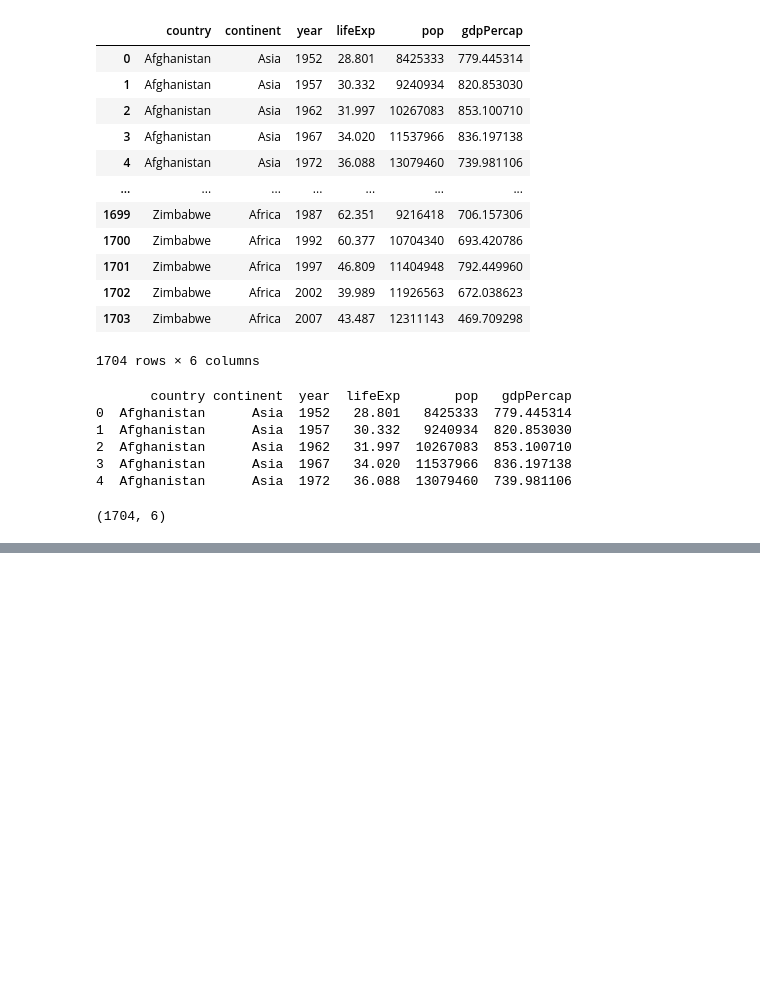
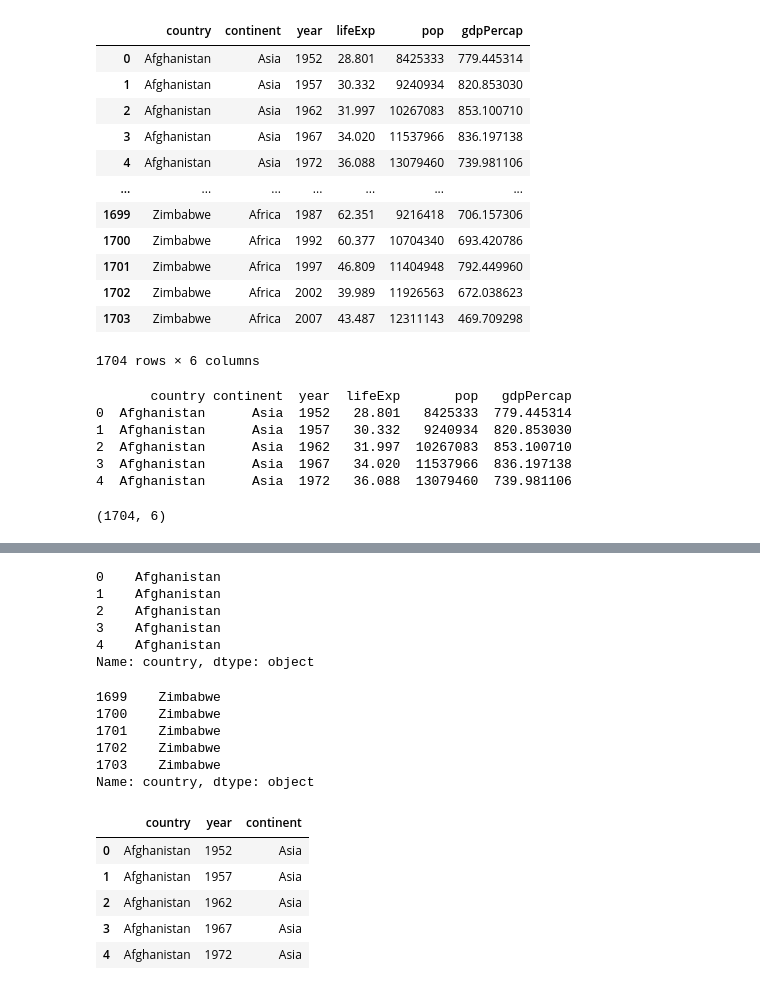
Before and after one commit to siddhartha296/feb22, a Jupyter notebook: nptel_data_analytics_lectures.ipynb, the cells around one changed output, grey strips where cells are left out. Drawn from its saved outputs; the diff is of its cells as text; code cells hidden in the pictures; blank space fills up the shorter version.

```diff
--- a/nptel_data_analytics_lectures.ipynb
+++ b/nptel_data_analytics_lectures.ipynb
@@ -80,0 +123,29 @@ print(df1.shape)
+# %%
+country_df.head()
+# %% [output]
+0    Afghanistan
+1    Afghanistan
+2    Afghanistan
+3    Afghanistan
+4    Afghanistan
+Name: country, dtype: object
+# %%
+country_df.tail()
+# %% [output]
+1699    Zimbabwe
+1700    Zimbabwe
+1701    Zimbabwe
+1702    Zimbabwe
+1703    Zimbabwe
+Name: country, dtype: object
+# %%
+subset=df1[['country','year','continent']]
+# %%
+subset.head()
+# %% [output]
+|  | country | year | continent |
+| 0 | Afghanistan | 1952 | Asia |
+| 1 | Afghanistan | 1957 | Asia |
+| 2 | Afghanistan | 1962 | Asia |
+| 3 | Afghanistan | 1967 | Asia |
+| 4 | Afghanistan | 1972 | Asia |
```
Also changed, not shown: parts of 7 cells of this notebook.
